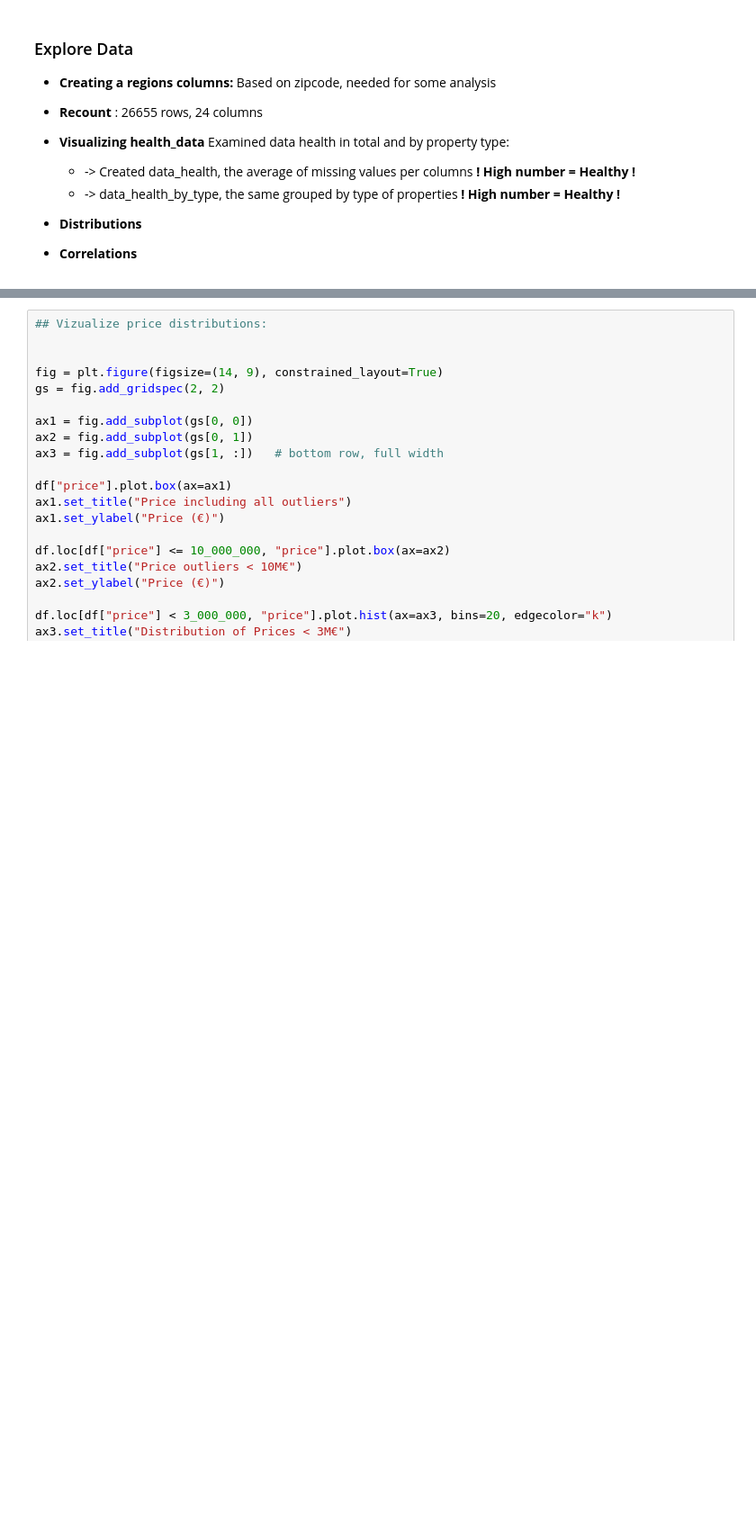
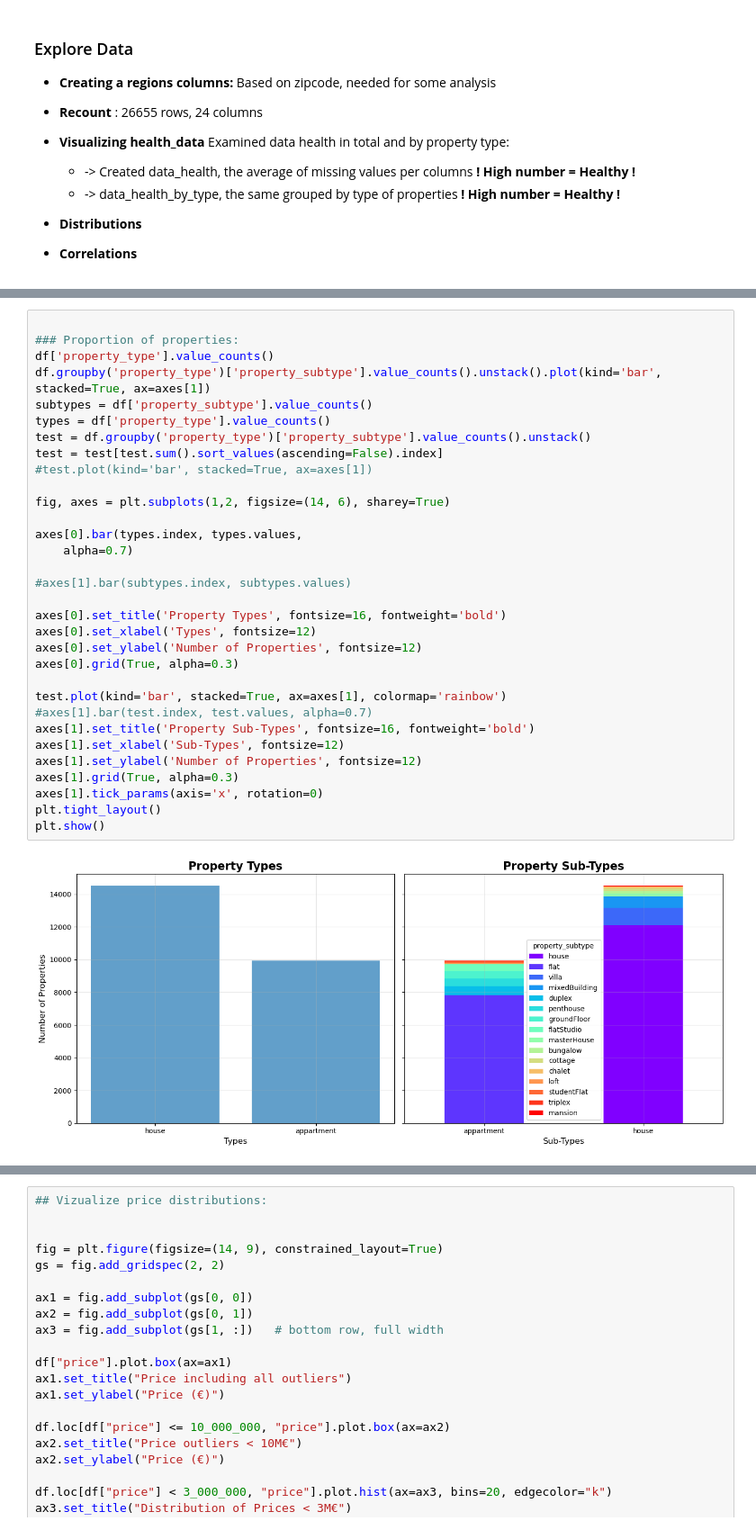
Before and after one commit to JanKazimir/ImmoElizza_team3, a Jupyter notebook: aajan_stuff/Jan_analysis_dataset.ipynb, the cells around one changed output, grey strips where cells are left out. Shown at 90% size. Drawn from its saved outputs; the diff is of its cells as text; blank space fills up the shorter version.

```diff
--- a/aajan_stuff/Jan_analysis_dataset.ipynb
+++ b/aajan_stuff/Jan_analysis_dataset.ipynb
@@ -42,3 +56,37 @@ df['zip_code'] = df['zip_code'].astype('int')
+# %%
+
+### Proportion of properties:
+df['property_type'].value_counts()
+df.groupby('property_type')['property_subtype'].value_counts().unstack().plot(kind='bar', stacked=True, ax=axes[1])
+subtypes = df['property_subtype'].value_counts()
+types = df['property_type'].value_counts()
+test = df.groupby('property_type')['property_subtype'].value_counts().unstack()
+test = test[test.sum().sort_values(ascending=False).index]
+#test.plot(kind='bar', stacked=True, ax=axes[1])
+
+fig, axes = plt.subplots(1,2, figsize=(14, 6), sharey=True)
+
+axes[0].bar(types.index, types.values,
+    alpha=0.7)
+
+#axes[1].bar(subtypes.index, subtypes.values)
+
+axes[0].set_title('Property Types', fontsize=16, fontweight='bold')
+axes[0].set_xlabel('Types', fontsize=12)
+axes[0].set_ylabel('Number of Properties', fontsize=12)
+axes[0].grid(True, alpha=0.3)
+
+test.plot(kind='bar', stacked=True, ax=axes[1], colormap='rainbow')
+#axes[1].bar(test.index, test.values, alpha=0.7)
+axes[1].set_title('Property Sub-Types', fontsize=16, fontweight='bold')
+axes[1].set_xlabel('Sub-Types', fontsize=12)
+axes[1].set_ylabel('Number of Properties', fontsize=12)
+axes[1].grid(True, alpha=0.3)
+axes[1].tick_params(axis='x', rotation=0)
+plt.tight_layout()
+plt.show()
+# %% [output]
+[figure, added]
 # %%
 ## Visualizing health_data
 data_health = (100-(df.isna().mean()*100)).round().sort_values(ascending=False)
```
Also changed, not shown: parts of 4 cells of this notebook, 3 other files.
